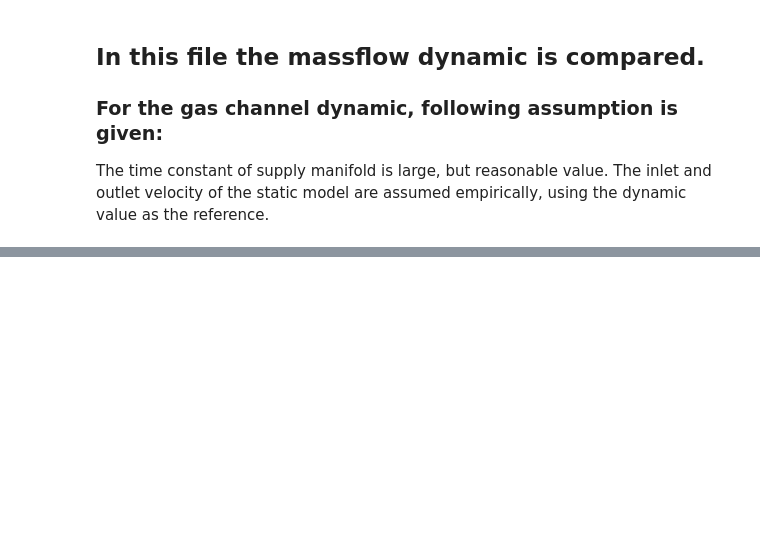
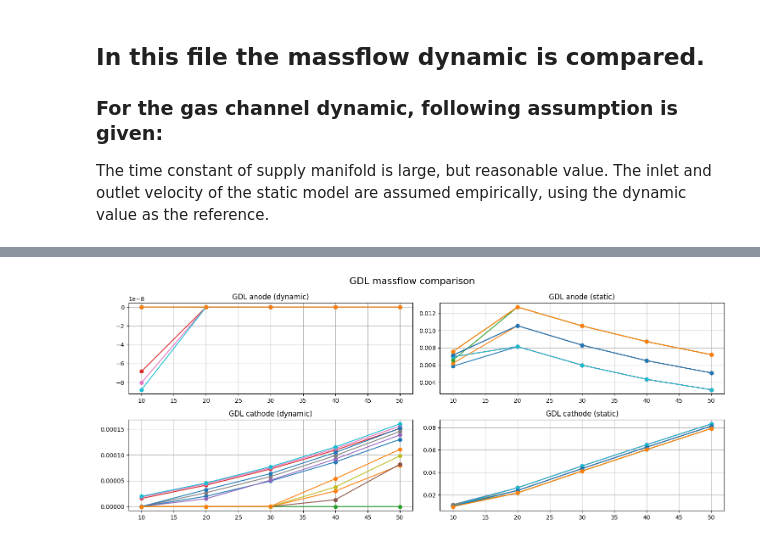
Before and after one commit to YuKwanH/DS-AlphaPEM, a Jupyter notebook: simulation/model/comparison/massflow.ipynb, the cells around one changed output, grey strips where cells are left out. Drawn from its saved outputs; the diff is of its cells as text; code cells hidden in the pictures; blank space fills up the shorter version.

```diff
--- a/simulation/model/comparison/massflow.ipynb
+++ b/simulation/model/comparison/massflow.ipynb
@@ -160,0 +371,28 @@ plt.tight_layout()
+# %%
+fig, axes = plt.subplots(nrows=2, ncols=2, figsize=(15, 6))
+fig.suptitle("GDL massflow comparison", fontsize=16)
+
+for key in dyn_log_all.keys():
+    states_stat = stat_log_all[key]["states"]
+    massflow_dyn = dyn_log_all[key]["massflow"]
+
+    # Anode GDL
+    axes[0,0].plot(I_points, [massflow["Jl_agdl_acl"] for massflow in massflow_dyn], label=key, marker='o')
+    axes[0,1].plot(I_points, [states["Jw_an"] for states in states_stat], label=key, marker='o')
+
+    # Cathode GDL
+    axes[1,0].plot(I_points, [massflow["Jl_ccl_cgdl"] for massflow in massflow_dyn], label=key, marker='o')
+    axes[1,1].plot(I_points, [states["Jw_ca"] for states in states_stat], label=key, marker='o')
+
+axes[0,0].set_title("GDL anode (dynamic)")
+axes[0,1].set_title("GDL anode (static)")
+axes[1,0].set_title("GDL cathode (dynamic)")
+axes[1,1].set_title("GDL cathode (static)")
+
+for ax in axes.flat:
+    ax.grid(True)
+
+plt.tight_layout()
+plt.show()
+# %% [output]
+[figure, added]
```
Also changed, not shown: parts of 15 cells of this notebook, 11 other files.
